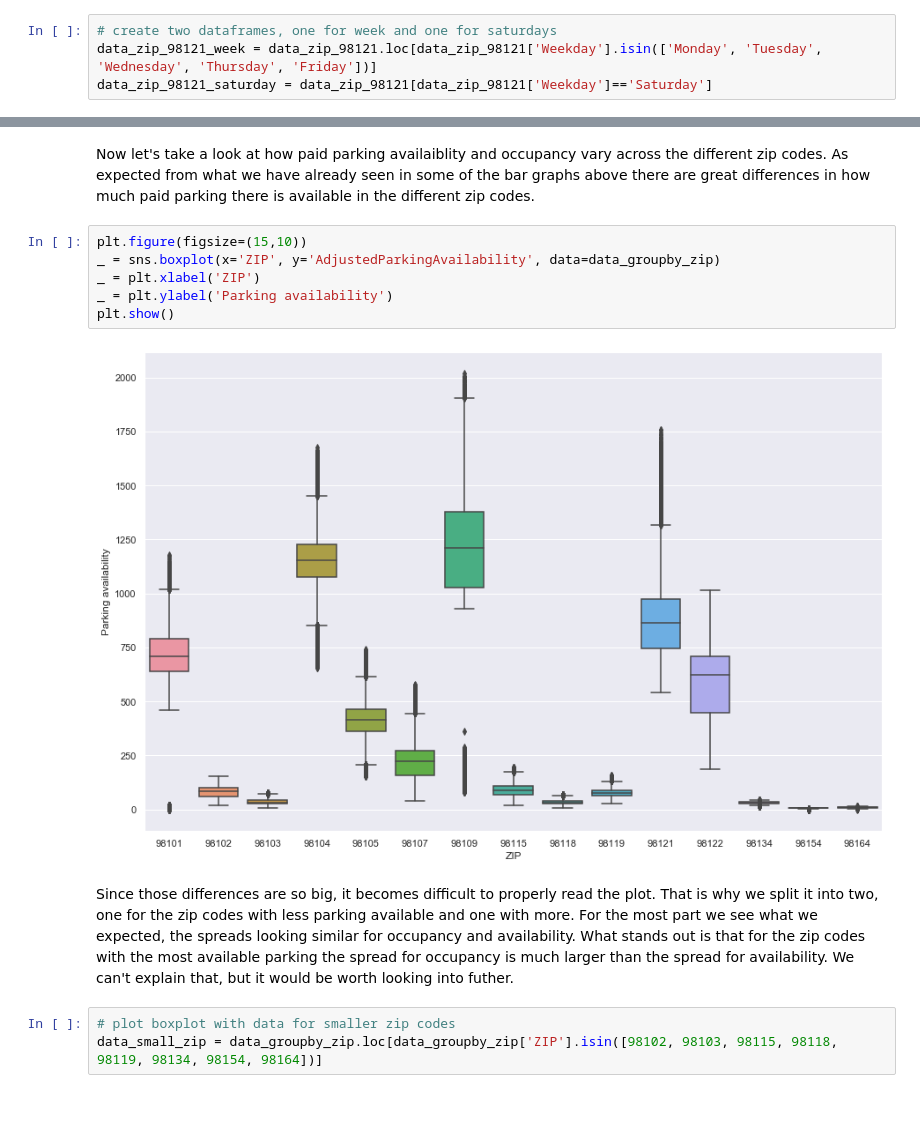
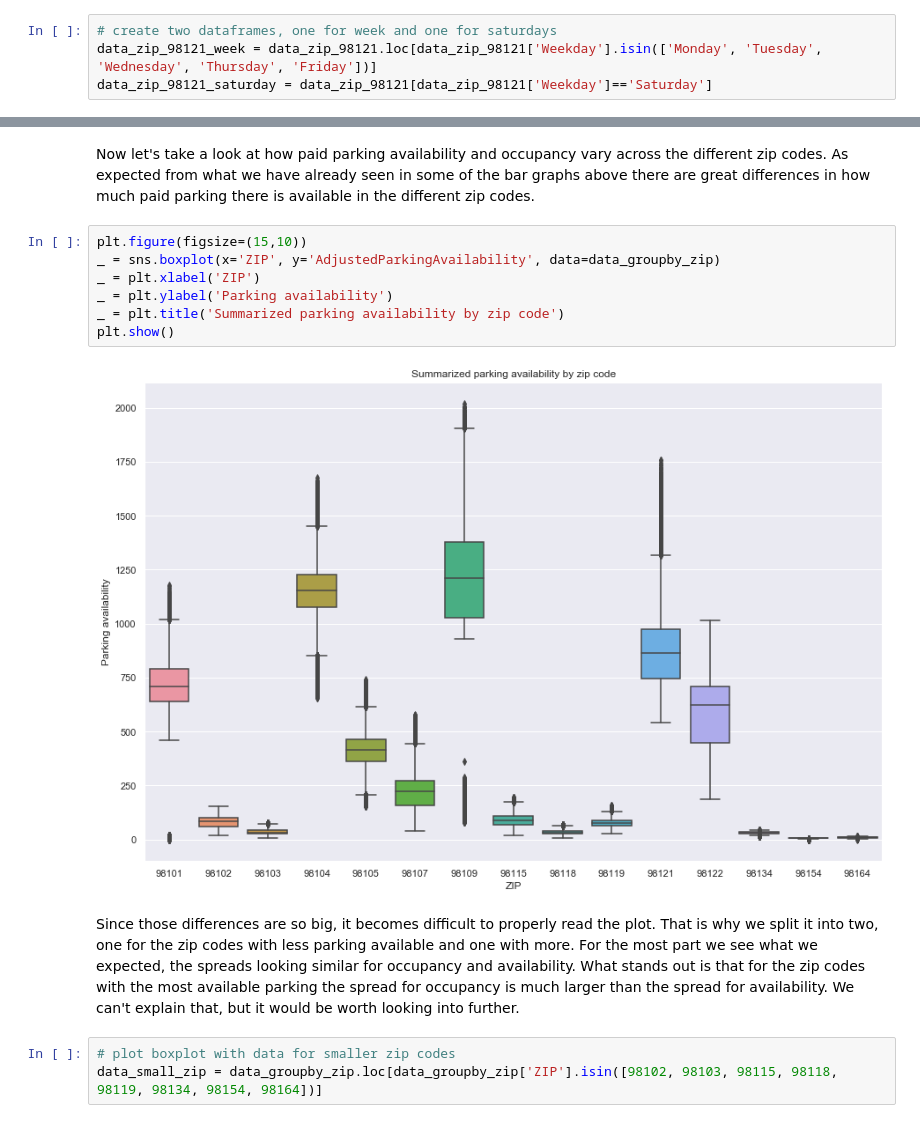
Before and after one commit to monikakrajnc/Capstone-Project-1, a Jupyter notebook: Data Story.ipynb, the cells around one changed output, grey strips where cells are left out. Saved outputs shown, nothing was run; the diff lists cells and outputs as text.

```diff
--- a/Data Story.ipynb
+++ b/Data Story.ipynb
@@ -278,17 +279,18 @@ plt.show()
 # %% [output]
 [figure]
 # %% [markdown]
-Now let's take a look at how paid parking availaiblity and occupancy vary across the different zip codes. As expected from what we have already seen in some of the bar graphs above there are great differences in how much paid parking there is available in the different zip codes.
+Now let's take a look at how paid parking availability and occupancy vary across the different zip codes. As expected from what we have already seen in some of the bar graphs above there are great differences in how much paid parking there is available in the different zip codes.
 # %%
 plt.figure(figsize=(15,10))
 _ = sns.boxplot(x='ZIP', y='AdjustedParkingAvailability', data=data_groupby_zip)
 _ = plt.xlabel('ZIP')
 _ = plt.ylabel('Parking availability')
+_ = plt.title('Summarized parking availability by zip code')
 plt.show()
 # %% [output]
-[figure, old version]
+[figure, new version]
 # %% [markdown]
-Since those differences are so big, it becomes difficult to properly read the plot. That is why we split it into two, one for the zip codes with less parking available and one with more. For the most part we see what we expected, the spreads looking similar for occupancy and availability. What stands out is that for the zip codes with the most available parking the spread for occupancy is much larger than the spread for availability. We can't explain that, but it would be worth looking into futher.
+Since those differences are so big, it becomes difficult to properly read the plot. That is why we split it into two, one for the zip codes with less parking available and one with more. For the most part we see what we expected, the spreads looking similar for occupancy and availability. What stands out is that for the zip codes with the most available parking the spread for occupancy is much larger than the spread for availability. We can't explain that, but it would be worth looking into further.
 # %%
 # plot boxplot with data for smaller zip codes
 data_small_zip = data_groupby_zip.loc[data_groupby_zip['ZIP'].isin([98102, 98103, 98115, 98118, 98119, 98134, 98154, 98164])]
```
Also changed, not shown: parts of 17 cells of this notebook.
